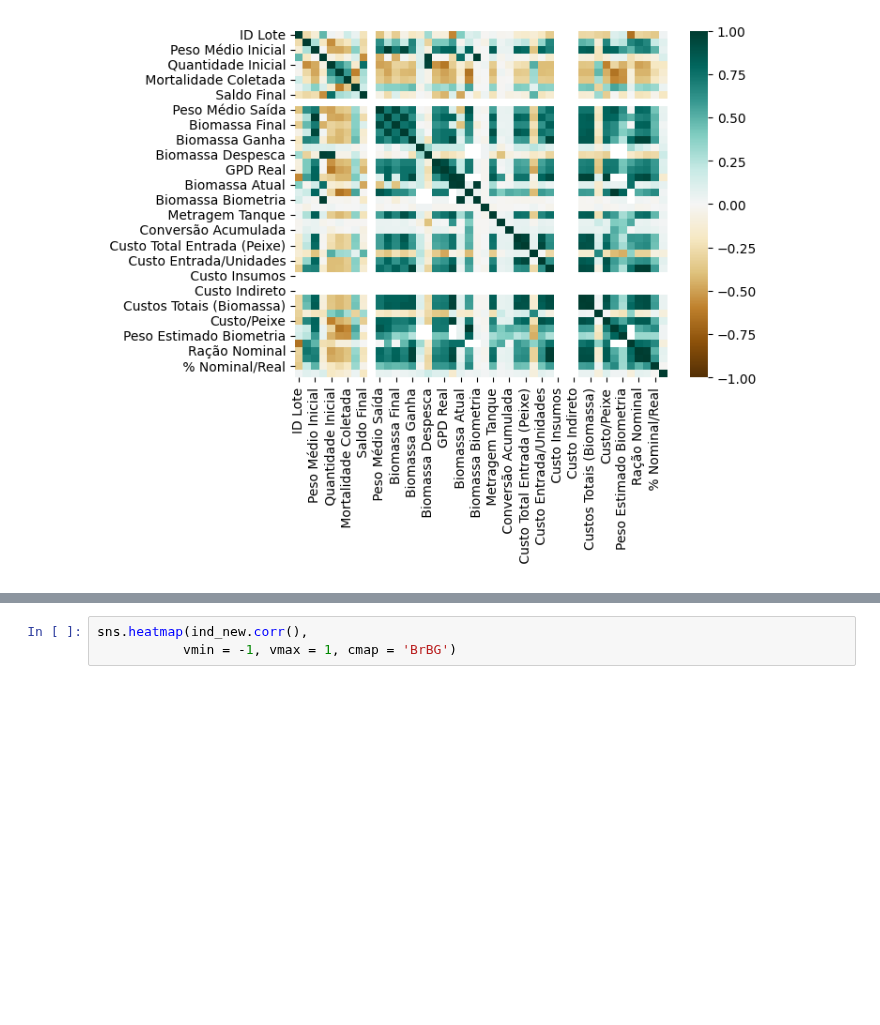
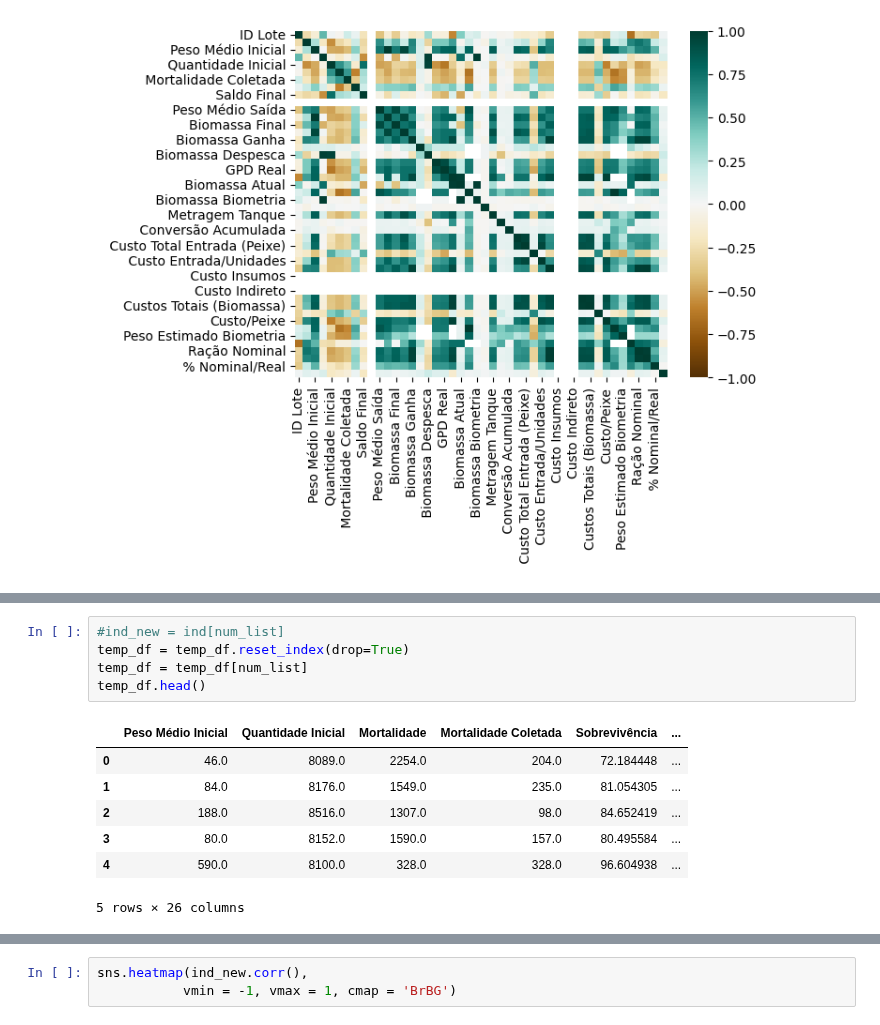
Before and after one commit to crisGriebler/IRD, a Jupyter notebook: FISHTRADER/data_BZF.ipynb, the cells around one changed output, grey strips where cells are left out. Saved outputs shown, nothing was run; the diff lists cells and outputs as text; blank space fills up the shorter version.

```diff
--- a/FISHTRADER/data_BZF.ipynb
+++ b/FISHTRADER/data_BZF.ipynb
@@ -202,0 +253,13 @@ ind_new.head()
+# %%
+#ind_new = ind[num_list]
+temp_df = temp_df.reset_index(drop=True)
+temp_df = temp_df[num_list]
+temp_df.head()
+# %% [output]
+|  | Peso Médio Inicial | Quantidade Inicial | Mortalidade | Mortalidade Coletada | Sobrevivência | ... |
+| 0 | 46.0 | 8089.0 | 2254.0 | 204.0 | 72.184448 | ... |
+| 1 | 84.0 | 8176.0 | 1549.0 | 235.0 | 81.054305 | ... |
+| 2 | 188.0 | 8516.0 | 1307.0 | 98.0 | 84.652419 | ... |
+| 3 | 80.0 | 8152.0 | 1590.0 | 157.0 | 80.495584 | ... |
+| 4 | 590.0 | 8100.0 | 328.0 | 328.0 | 96.604938 | ... |
+5 rows × 26 columns
```
Also changed, not shown: parts of 7 cells of this notebook, 1 other file.
